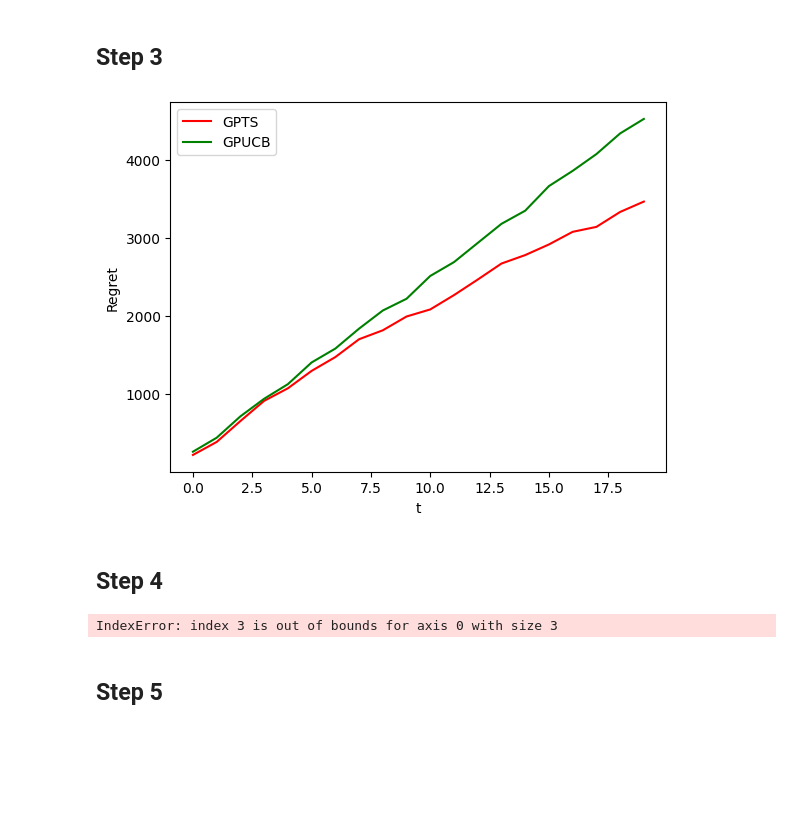
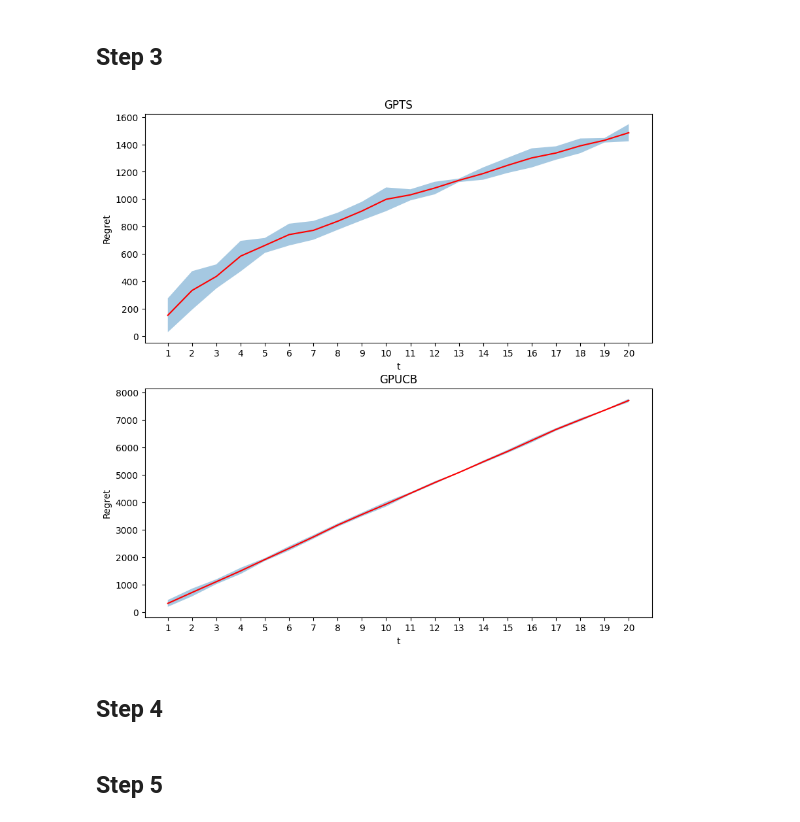
Before and after one commit to FPuoti255/OLA_project, a Jupyter notebook: src/trial_notebook.ipynb, the cells around one changed output. Saved outputs shown, nothing was run; the diff lists cells and outputs as text; code cells hidden in the pictures; blank space fills up the shorter version.

```diff
--- a/src/trial_notebook.ipynb
+++ b/src/trial_notebook.ipynb
@@ -34,20 +34,11 @@ estimated_opt_allocation is: [20. 80. 40. 40.  0.] with a reward of: 101
 ## Step 3
 # %%
 gpts_rewards_per_experiment, gpucb_rewards_per_experiment, opts = simulate_step3()
+plot_regrets(gpts_rewards_per_experiment, gpucb_rewards_per_experiment, opts, ["GPTS", "GPUCB"])
+# %% [output]
+[figure, added]
-# %%
-plt.figure(0)
-plt.ylabel("Regret")
-plt.xlabel("t")
-plt.plot(np.cumsum(np.mean((opts-gpts_rewards_per_experiment.T).T, axis = 0)), 'r')
-plt.plot(np.cumsum(np.mean((opts-gpucb_rewards_per_experiment.T).T, axis = 0)), 'g')
-plt.legend(["GPTS", "GPUCB"])
-plt.show()
-# %% [output]
-[figure, removed]
 # %% [markdown]
 ## Step 4
 # %%
 gpts_rewards_per_experiment, gpucb_rewards_per_experiment, opts = simulate_step4()
-#plot_regrets_step4(gpts_rewards_per_experiment, gpucb_rewards_per_experiment, opts)
+plot_regrets(gpts_rewards_per_experiment, gpucb_rewards_per_experiment, opts, ["GPTS", "GPUCB"])
-# %% [output]
-IndexError: index 3 is out of bounds for axis 0 with size 3
```
Also changed, not shown: parts of 4 cells of this notebook, 4 other files.
